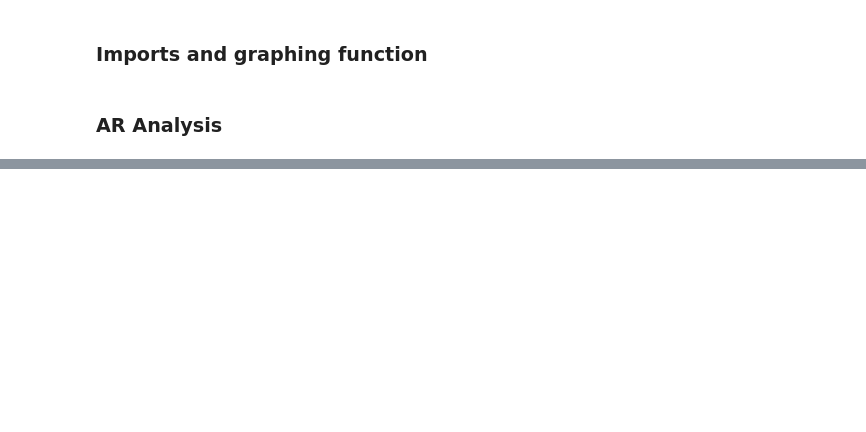
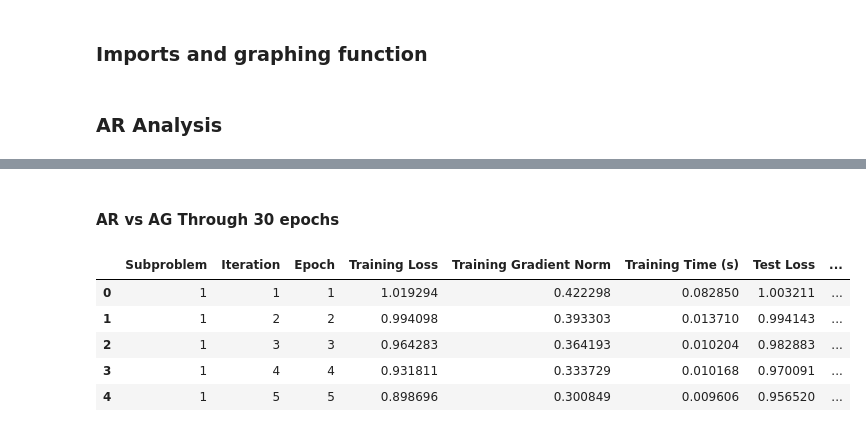
Before and after one commit to thomask902/2024-Numerical-Optimization-Research, a Jupyter notebook: svm/AR_analysis.ipynb, the cells around one changed output, grey strips where cells are left out. Cells and saved outputs as stored; diff of their text form; code cells hidden in the pictures; blank space fills up the shorter version.

```diff
--- a/svm/AR_analysis.ipynb
+++ b/svm/AR_analysis.ipynb
@@ -189,0 +220,14 @@ plot_results(files, labels)
+# %% [markdown]
+#### AR vs AG Through 30 epochs
+# %%
+ar_df = pd.read_csv("generated/hinge/n_2000_m_1000/AR/no-lr/136/1000/2024-12-04-09:57:49/results.csv")
+ag_df = pd.read_csv("generated/hinge/n_2000_m_1000/AG/lr-0.01/200/no_batching/no_wd/2024-11-06-16:28:14/results.csv")
+# %%
+ar_df.head()
+# %% [output]
+|  | Subproblem | Iteration | Epoch | Training Loss | Training Gradient Norm | Training Time (s) | Test Loss | ... |
+| 0 | 1 | 1 | 1 | 1.019294 | 0.422298 | 0.082850 | 1.003211 | ... |
+| 1 | 1 | 2 | 2 | 0.994098 | 0.393303 | 0.013710 | 0.994143 | ... |
+| 2 | 1 | 3 | 3 | 0.964283 | 0.364193 | 0.010204 | 0.982883 | ... |
+| 3 | 1 | 4 | 4 | 0.931811 | 0.333729 | 0.010168 | 0.970091 | ... |
+| 4 | 1 | 5 | 5 | 0.898696 | 0.300849 | 0.009606 | 0.956520 | ... |
```
Also changed, not shown: parts of 13 cells of this notebook, 1 other file.
